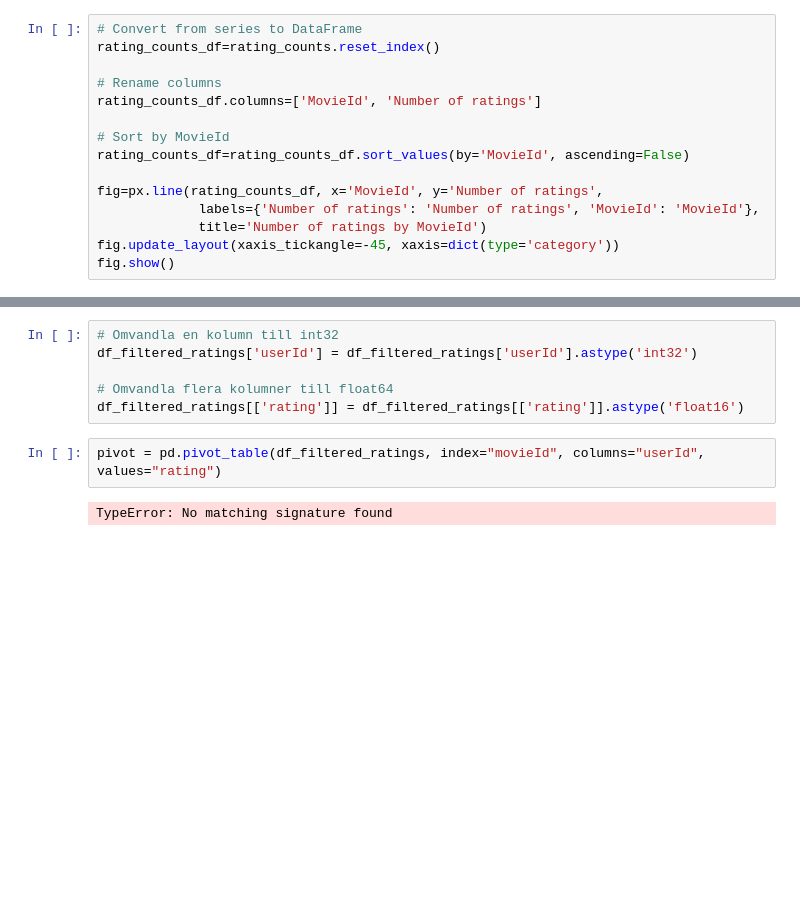
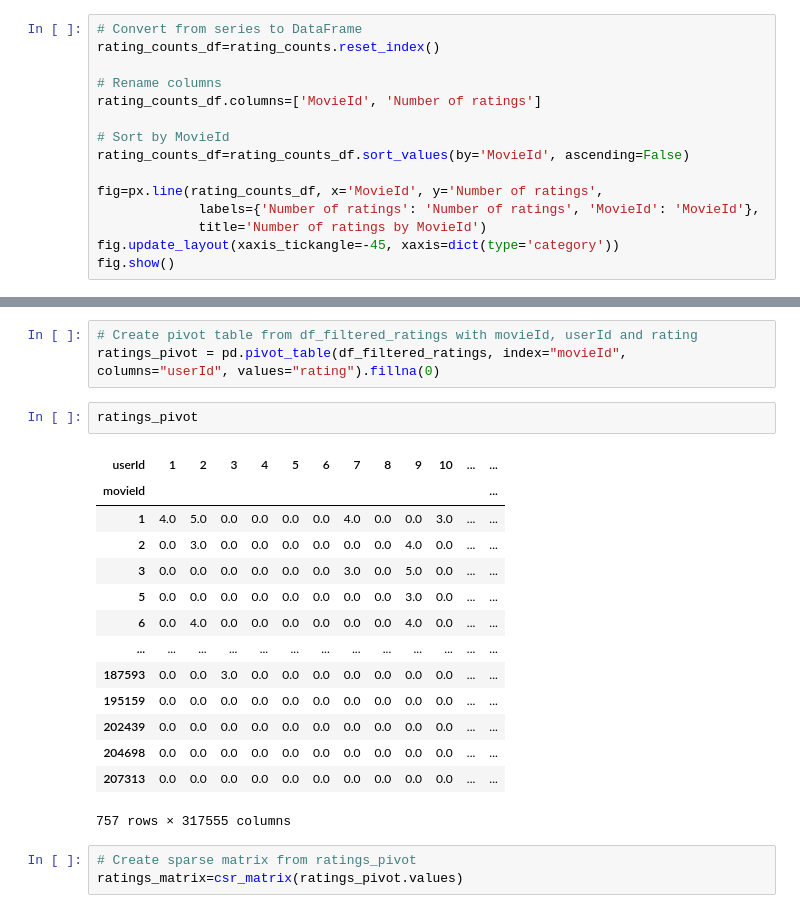
Before and after one commit to LouiseLuoto/AI-Louise-Luoto-OPA23, a Jupyter notebook: labs/lab1/code.ipynb, the cells around one changed output, grey strips where cells are left out. Drawn from its saved outputs; the diff is of its cells as text; blank space fills up the shorter version.

Commit message:
sparse matrix

```diff
--- a/labs/lab1/code.ipynb
+++ b/labs/lab1/code.ipynb
@@ -184,10 +193,23 @@ memory usage: 249.1 MB
-# %%
-# Omvandla en kolumn till int32
-df_filtered_ratings['userId'] = df_filtered_ratings['userId'].astype('int32')
-
-# Omvandla flera kolumner till float64
-df_filtered_ratings[['rating']] = df_filtered_ratings[['rating']].astype('float16')
 # %%
-pivot = pd.pivot_table(df_filtered_ratings, index="movieId", columns="userId", values="rating")
+# Create pivot table from df_filtered_ratings with movieId, userId and rating
+ratings_pivot = pd.pivot_table(df_filtered_ratings, index="movieId", columns="userId", values="rating").fillna(0)
-# %% [output]
-TypeError: No matching signature found
+# %%
+ratings_pivot
+# %% [output]
+| userId | 1 | 2 | 3 | 4 | 5 | 6 | 7 | 8 | 9 | 10 | ... | ... |
+| movieId |  |  |  |  |  |  |  |  |  |  |  | ... |
+| 1 | 4.0 | 5.0 | 0.0 | 0.0 | 0.0 | 0.0 | 4.0 | 0.0 | 0.0 | 3.0 | ... | ... |
+| 2 | 0.0 | 3.0 | 0.0 | 0.0 | 0.0 | 0.0 | 0.0 | 0.0 | 4.0 | 0.0 | ... | ... |
+| 3 | 0.0 | 0.0 | 0.0 | 0.0 | 0.0 | 0.0 | 3.0 | 0.0 | 5.0 | 0.0 | ... | ... |
+| 5 | 0.0 | 0.0 | 0.0 | 0.0 | 0.0 | 0.0 | 0.0 | 0.0 | 3.0 | 0.0 | ... | ... |
+| 6 | 0.0 | 4.0 | 0.0 | 0.0 | 0.0 | 0.0 | 0.0 | 0.0 | 4.0 | 0.0 | ... | ... |
+| ... | ... | ... | ... | ... | ... | ... | ... | ... | ... | ... | ... | ... |
+| 187593 | 0.0 | 0.0 | 3.0 | 0.0 | 0.0 | 0.0 | 0.0 | 0.0 | 0.0 | 0.0 | ... | ... |
+| 195159 | 0.0 | 0.0 | 0.0 | 0.0 | 0.0 | 0.0 | 0.0 | 0.0 | 0.0 | 0.0 | ... | ... |
+| 202439 | 0.0 | 0.0 | 0.0 | 0.0 | 0.0 | 0.0 | 0.0 | 0.0 | 0.0 | 0.0 | ... | ... |
+| 204698 | 0.0 | 0.0 | 0.0 | 0.0 | 0.0 | 0.0 | 0.0 | 0.0 | 0.0 | 0.0 | ... | ... |
+| 207313 | 0.0 | 0.0 | 0.0 | 0.0 | 0.0 | 0.0 | 0.0 | 0.0 | 0.0 | 0.0 | ... | ... |
+757 rows × 317555 columns
+# %%
+# Create sparse matrix from ratings_pivot
+ratings_matrix=csr_matrix(ratings_pivot.values)
```
Also changed, not shown: parts of 6 cells of this notebook.
